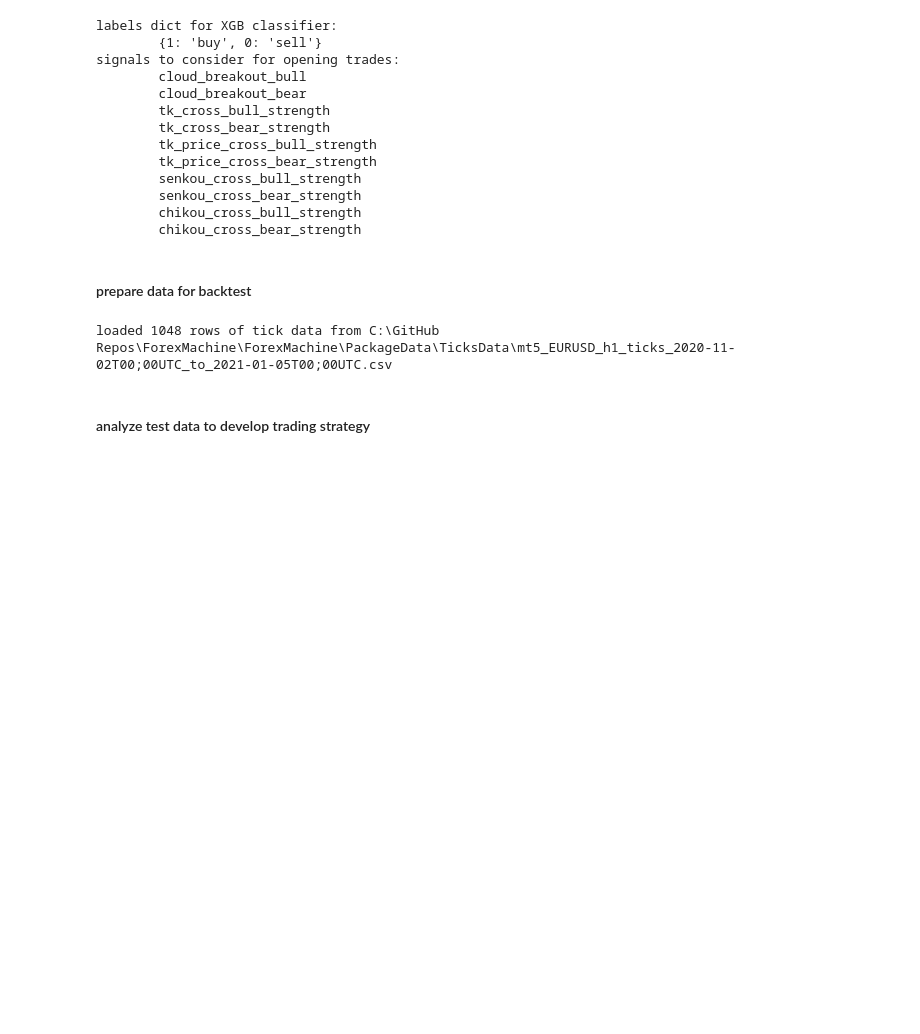
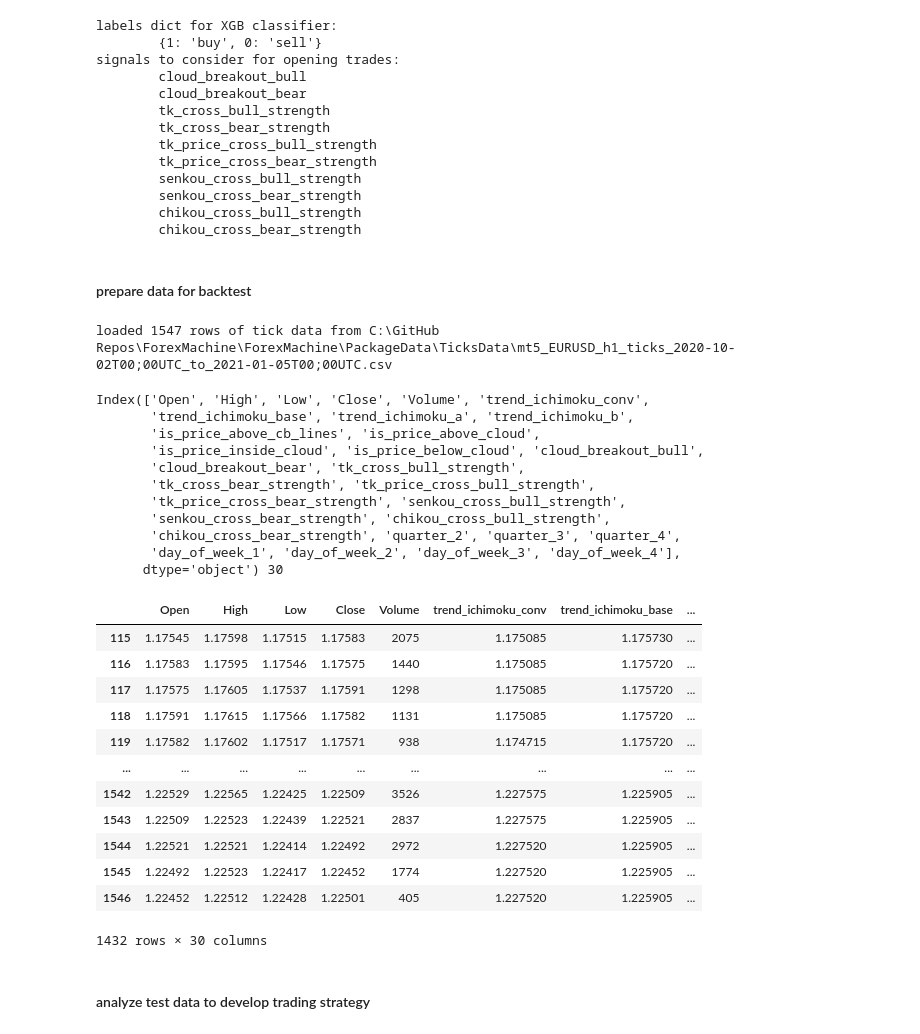
Before and after one commit to 2nsobi/ForexMachine, a Jupyter notebook: notebooks/get_ichimoku_signals.ipynb, the cells around one changed output. Cells and saved outputs as stored; diff of their text form; code cells hidden in the pictures; blank space fills up the shorter version.

```diff
--- a/notebooks/get_ichimoku_signals.ipynb
+++ b/notebooks/get_ichimoku_signals.ipynb
@@ -1946,6 +1656,8 @@ senkou_b_period = 60
 label_non_signals=False
 hedged_margin = 50_000
 tradersway_commodity = False
+cur_pair = 'EURUSD'
+timeframe ='H1'
 
 # dependant params (don't edit)
 pip_value = contract_size * lots_per_trade * pip_resolution   # in quote currency (right side currency of currency pair)
@@ -2069,16 +1781,16 @@ signals to consider for opening trades:
 # %% [markdown]
 #### prepare data for backtest
 # %%
-# tick_data_filepath = research.download_mt5_data("EURUSD", 'H1', '2020-10-02', '2021-01-05')
-tick_data_filepath = research.download_mt5_data("EURUSD", 'H1', '2020-11-02', '2021-01-05')
+tick_data_filepath = research.download_mt5_data("EURUSD", 'H1', '2020-10-02', '2021-01-05')
+# tick_data_filepath = research.download_mt5_data("EURUSD", 'H1', '2020-11-02', '2021-01-05')
 data_with_indicators = research.add_indicators_to_raw(filepath=tick_data_filepath,
                                                       indicators_info=indicators_info,
                                                       datetime_col='datetime')
 
 test_data_with_ichi_sigs = research.add_ichimoku_features(data_with_indicators)
-model_data = dummy_and_remove_features(test_data_with_ichi_sigs)
+model_data = research.dummy_and_remove_features(test_data_with_ichi_sigs)
 
-start, stop = no_missing_data_idx_range(model_data)
+start, stop = research.no_missing_data_idx_range(model_data, early_ending_cols=['chikou_span_visual'])
 
 model_data = model_data.iloc[start:stop+1]
 model_data_np = model_data.to_numpy()
@@ -2091,12 +1803,40 @@ pc_cols_set = set([model_data.columns.get_loc(col_name) for col_name in pc_cols]
 
 feature_indices = {test_data_with_ichi_sigs.columns[i]: i for i in range(len(test_data_with_ichi_sigs.columns))}
 
-test_data_labels = generate_ichimoku_labels(test_data_with_ichi_sigs, label_non_signals=label_non_signals, min_profit_percent=min_profit_percent,
-                                             profit_noise_percent=profit_noise_percent, signals_to_consider=open_trade_sigs,
-                                             contract_size=contract_size, lots_per_trade=lots_per_trade,
-                                             in_quote_currency=in_quote_currency, pip_resolution=pip_resolution)
+test_data_labels = research.generate_ichimoku_labels(test_data_with_ichi_sigs, label_non_signals=label_non_signals, min_profit_percent=min_profit_percent,
+                                                    profit_noise_percent=profit_noise_percent, signals_to_consider=open_trade_sigs,
+                                                    contract_size=contract_size, lots_per_trade=lots_per_trade,
+                                                    in_quote_currency=in_quote_currency, pip_resolution=pip_resolution)
 # %% [output]
-loaded 1048 rows of tick data from C:\GitHub Repos\ForexMachine\ForexMachine\PackageData\TicksData\mt5_EURUSD_h1_ticks_2020-11-02T00;00UTC_to_2021-01-05T00;00UTC.csv
+loaded 1547 rows of tick data from C:\GitHub Repos\ForexMachine\ForexMachine\PackageData\TicksData\mt5_EURUSD_h1_ticks_2020-10-02T00;00UTC_to_2021-01-05T00;00UTC.csv
+# %%
+print(model_data.columns, len(model_data.columns))
+model_data
+# %% [output]
+Index(['Open', 'High', 'Low', 'Close', 'Volume', 'trend_ichimoku_conv',
+       'trend_ichimoku_base', 'trend_ichimoku_a', 'trend_ichimoku_b',
+       'is_price_above_cb_lines', 'is_price_above_cloud',
+       'is_price_inside_cloud', 'is_price_below_cloud', 'cloud_breakout_bull',
+       'cloud_breakout_bear', 'tk_cross_bull_strength',
+       'tk_cross_bear_strength', 'tk_price_cross_bull_strength',
+       'tk_price_cross_bear_strength', 'senkou_cross_bull_strength',
+       'senkou_cross_bear_strength', 'chikou_cross_bull_strength',
+       'chikou_cross_bear_strength', 'quarter_2', 'quarter_3', 'quarter_4',
+       'day_of_week_1', 'day_of_week_2', 'day_of_week_3', 'day_of_week_4'],
+      dtype='object') 30
+|  | Open | High | Low | Close | Volume | trend_ichimoku_conv | trend_ichimoku_base | ... |
+| 115 | 1.17545 | 1.17598 | 1.17515 | 1.17583 | 2075 | 1.175085 | 1.175730 | ... |
+| 116 | 1.17583 | 1.17595 | 1.17546 | 1.17575 | 1440 | 1.175085 | 1.175720 | ... |
+| 117 | 1.17575 | 1.17605 | 1.17537 | 1.17591 | 1298 | 1.175085 | 1.175720 | ... |
+| 118 | 1.17591 | 1.17615 | 1.17566 | 1.17582 | 1131 | 1.175085 | 1.175720 | ... |
+| 119 | 1.17582 | 1.17602 | 1.17517 | 1.17571 | 938 | 1.174715 | 1.175720 | ... |
+| ... | ... | ... | ... | ... | ... | ... | ... | ... |
+| 1542 | 1.22529 | 1.22565 | 1.22425 | 1.22509 | 3526 | 1.227575 | 1.225905 | ... |
+| 1543 | 1.22509 | 1.22523 | 1.22439 | 1.22521 | 2837 | 1.227575 | 1.225905 | ... |
+| 1544 | 1.22521 | 1.22521 | 1.22414 | 1.22492 | 2972 | 1.227520 | 1.225905 | ... |
+| 1545 | 1.22492 | 1.22523 | 1.22417 | 1.22452 | 1774 | 1.227520 | 1.225905 | ... |
+| 1546 | 1.22452 | 1.22512 | 1.22428 | 1.22501 | 405 | 1.227520 | 1.225905 | ... |
+1432 rows × 30 columns
 # %% [markdown]
 #### analyze test data to develop trading strategy
 # %%
```
Also changed, not shown: parts of 9 cells of this notebook, 4 other files.
